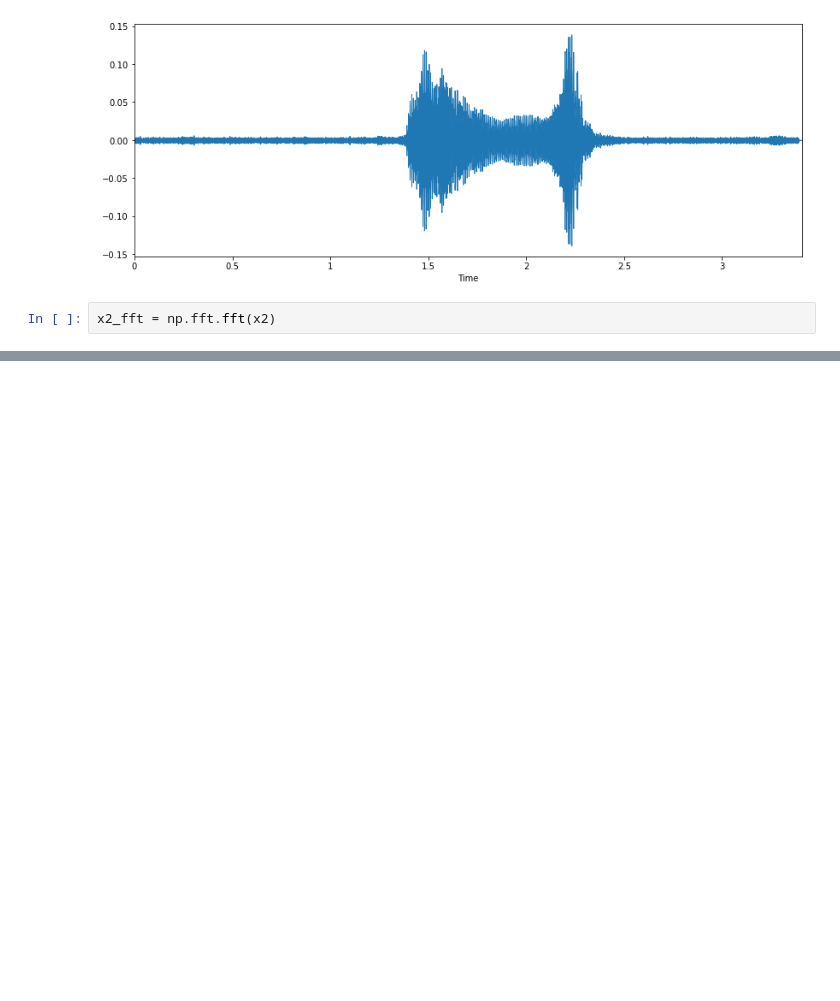
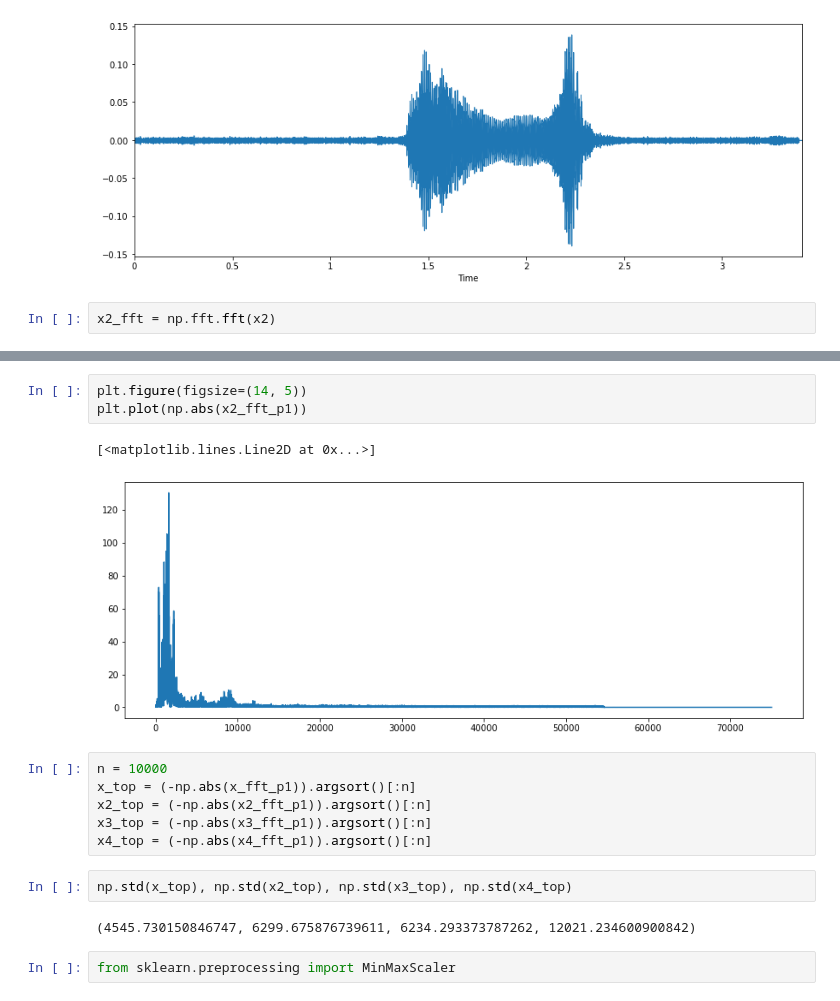
Before and after one commit to Yushgoel/pitch-variation, a Jupyter notebook: FFT Analysis.ipynb, the cells around one changed output, grey strips where cells are left out. Saved outputs shown, nothing was run; the diff lists cells and outputs as text; blank space fills up the shorter version.

```diff
--- a/FFT Analysis.ipynb
+++ b/FFT Analysis.ipynb
@@ -98,0 +128,18 @@ x2_fft = np.fft.fft(x2)
+# %%
+plt.figure(figsize=(14, 5))
+plt.plot(np.abs(x2_fft_p1))
+# %% [output]
+[<matplotlib.lines.Line2D at 0x...>]
+[figure, added]
+# %%
+n = 10000
+x_top = (-np.abs(x_fft_p1)).argsort()[:n]
+x2_top = (-np.abs(x2_fft_p1)).argsort()[:n]
+x3_top = (-np.abs(x3_fft_p1)).argsort()[:n]
+x4_top = (-np.abs(x4_fft_p1)).argsort()[:n]
+# %%
+np.std(x_top), np.std(x2_top), np.std(x3_top), np.std(x4_top)
+# %% [output]
+(4545.730150846747, 6299.675876739611, 6234.293373787262, 12021.234600900842)
+# %%
+from sklearn.preprocessing import MinMaxScaler
```
Also changed, not shown: parts of 9 cells of this notebook, 2 other files.
